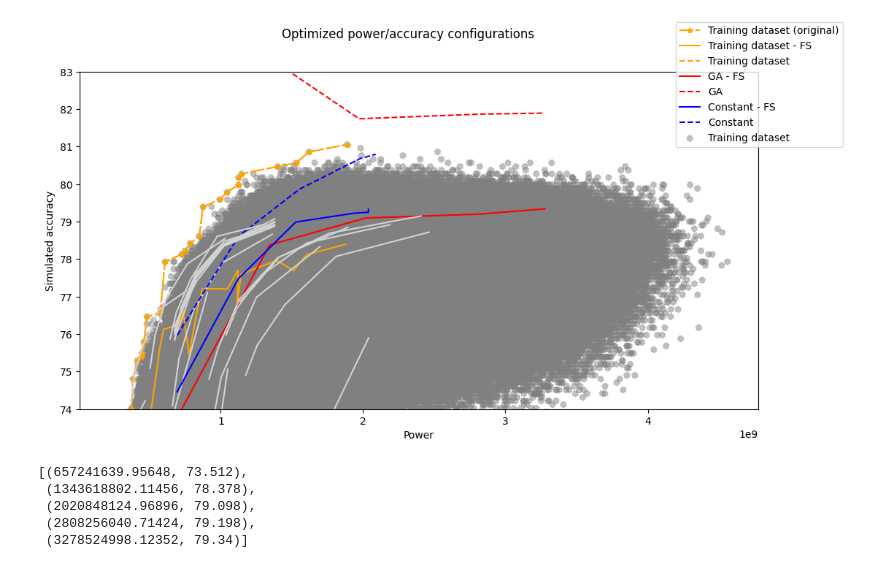
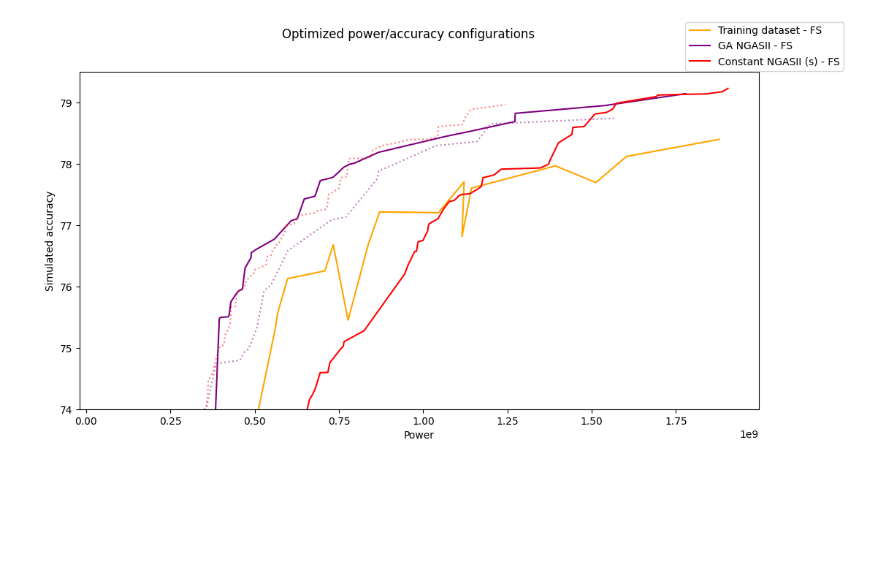
Before and after one commit to sebastienwood/MemSE, a Jupyter notebook: experiments/conference_2/notebooks/ga_power_accuracy.ipynb, the cells around one changed output. Saved outputs shown, nothing was run; the diff lists cells and outputs as text; code cells hidden in the pictures; blank space fills up the shorter version.

```diff
--- a/experiments/conference_2/notebooks/ga_power_accuracy.ipynb
+++ b/experiments/conference_2/notebooks/ga_power_accuracy.ipynb
@@ -71,45 +71,66 @@ ga_const = process_saved(ROOT / 'experiments/conference_2/results/ga_evals_const
 ga_const_sigmoid = process_saved(ROOT / 'experiments/conference_2/results/ga_evals_const_SigmoidAccuracyPredictor.pth')
 ga = process_saved(ROOT / 'experiments/conference_2/results/ga_evals_AccuracyPredictor.pth')
 ga_sigmoid = process_saved(ROOT / 'experiments/conference_2/results/ga_evals_SigmoidAccuracyPredictor.pth')
+
+gap_const = process_saved(ROOT / 'experiments/conference_2/results/ga_evals_pymoo_const_AccuracyPredictor.pth')
+gap_const_sigmoid = process_saved(ROOT / 'experiments/conference_2/results/ga_evals_pymoo_const_SigmoidAccuracyPredictor.pth')
+gap = process_saved(ROOT / 'experiments/conference_2/results/ga_evals_pymoo_AccuracyPredictor.pth')
+gap_sigmoid = process_saved(ROOT / 'experiments/conference_2/results/ga_evals_pymoo_SigmoidAccuracyPredictor.pth')
 # %%
 import matplotlib.pyplot as plt
 fig, ax = plt.subplots(figsize=(12,6))
 
-def plot_dict(d, name, color):
+def plot_pareto_frontier(Xs, Ys, maxX=True, maxY=False):
+    '''Pareto frontier selection process'''
+    sorted_list = sorted([[Xs[i], Ys[i]] for i in range(len(Xs))], reverse=maxY)
+    pareto_front = [sorted_list[0]]
+    for pair in sorted_list[1:]:
+        if maxY:
+            if pair[1] >= pareto_front[-1][1]:
+                pareto_front.append(pair)
+        else:
+            if pair[1] >= pareto_front[-1][1]:
+                pareto_front.append(pair)
+    pf_X = [pair[0] for pair in pareto_front]
+    pf_Y = [pair[1] for pair in pareto_front]
+    return pf_X, pf_Y
+
+def plot_dict(d, name, color, no_estimators=False, no_multed=False, multed_simplification=True):
     ax.plot(*d['pf'], label=f'{name} - FS', color=color)
-    ax.plot(*d['estimators'], label=f'{name}', linestyle='--', color=color)
-    if 'multed' in d:
-        for i in range(len(d['multed'][0])):
-            pows, accs = d['multed'][0][i], d['multed'][1][i]
-            zipped = list(zip(pows, accs))
-            sort_z = sorted(zipped, key=lambda x: x[0])
-            ax.plot([s[0] for s in sort_z], [s[1] for s in sort_z], color='lightgray')
+    if not no_estimators:
+        ax.plot(*d['estimators'], label=f'{name}', linestyle='--', color=color)
+    if 'multed' in d and not no_multed:
+        if multed_simplification:
+            m_fusion_a, m_fusion_p = [], []
+            for i in range(len(d['multed'][0])):
+                m_fusion_a.extend(d['multed'][1][i])
+                m_fusion_p.extend(d['multed'][0][i])
+            pf_p, pf_a = plot_pareto_frontier(m_fusion_p, m_fusion_a)
+            ax.plot(pf_p, pf_a, color=color, linestyle='dotted', alpha=0.5)
+        else:
+            for i in range(len(d['multed'][0])):
+                pows, accs = d['multed'][0][i], d['multed'][1][i]
+                zipped = list(zip(pows, accs))
+                sort_z = sorted(zipped, key=lambda x: x[0])
+                ax.plot([s[0] for s in sort_z], [s[1] for s in sort_z], color=color, linestyle='dotted', alpha=0.5)
 
 fig.suptitle('Optimized power/accuracy configurations')
 ax.set_xlabel('Power')
 ax.set_ylabel('Simulated accuracy')
-ax.plot([v[0] for v in pareto_front], [v[1] for v in pareto_front], label='Training dataset (original)', linestyle='-.', color='orange', marker='*')
-plot_dict(ga_dataset, name='Training dataset', color='orange')
-plot_dict(ga, name='GA', color='red')
-plot_dict(ga_const, name='Constant', color='blue')
+#ax.plot([v[0] for v in pareto_front], [v[1] for v in pareto_front], label='Training dataset (original)', linestyle='-.', color='orange', marker='*')
+plot_dict(ga_dataset, name='Training dataset', color='orange', no_estimators=True)
+#plot_dict(ga, name='GA', color='red')
+#plot_dict(ga_const, name='Constant', color='blue', no_estimators=True)
 
-# Similar performance to blue counterparts
-# ax.plot([v[0] for v in ga_const_sigmoid_pareto_front], [v[1] for v in ga_const_sigmoid_pareto_front], label='GA - Gmax constant (full simulation) (S)', color='cyan')
-# ax.plot([v[0] for v in ga_const_sigmoid_estimators], [v[1] for v in ga_const_sigmoid_estimators], label='GA - Gmax constant (S)', linestyle='--', color='cyan')
-# ax.plot([v[0] for v in ga_sigmoid_pareto_front], [v[1] for v in ga_sigmoid_pareto_front], label='GA (full simulation) (S)', color='purple')
-# ax.plot([v[0] for v in ga_sigmoid_estimators], [v[1] for v in ga_sigmoid_estimators], label='GA (S)', color='purple', linestyle='--')
+plot_dict(gap, name='GA NGASII', color='purple', no_estimators=True)
+#plot_dict(gap_const, name='Constant NGASII', color='cyan')
 
-ax.scatter([v[0] for v in raw_points], [v[1] for v in raw_points], label='Training dataset', color='gray', alpha=0.5, zorder=-1, linestyle=':')
+#plot_dict(gap_sigmoid, name='GA NGASII (s)', color='pink', no_estimators=True)
+plot_dict(gap_const_sigmoid, name='Constant NGASII (s)', color='red', no_estimators=True)
+
+#ax.scatter([v[0] for v in raw_points], [v[1] for v in raw_points], label='Training dataset', color='gray', alpha=0.5, zorder=-1, linestyle=':')
 fig.legend()
-plt.ylim(bottom=74, top=83)
+plt.ylim(bottom=74, top=79.5)
 plt.show()
 # %% [output]
-[figure, old version]
+[figure, new version]
-# %%
-ga_pareto_front
-# %% [output]
-[(657241639.95648, 73.512),
- (1343618802.11456, 78.378),
- (2020848124.96896, 79.098),
- (2808256040.71424, 79.198),
- (3278524998.12352, 79.34)]
```
Also changed, not shown: 10 other files.
